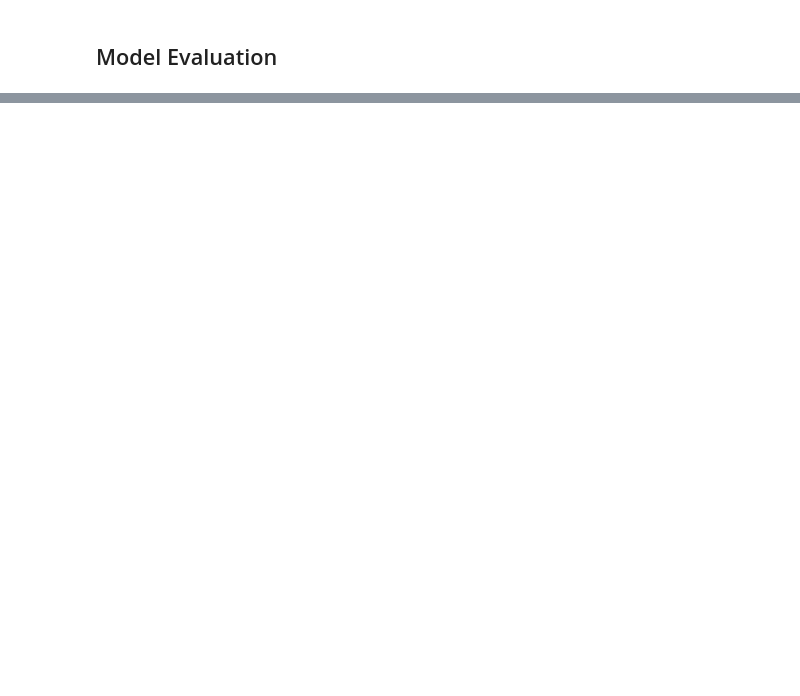
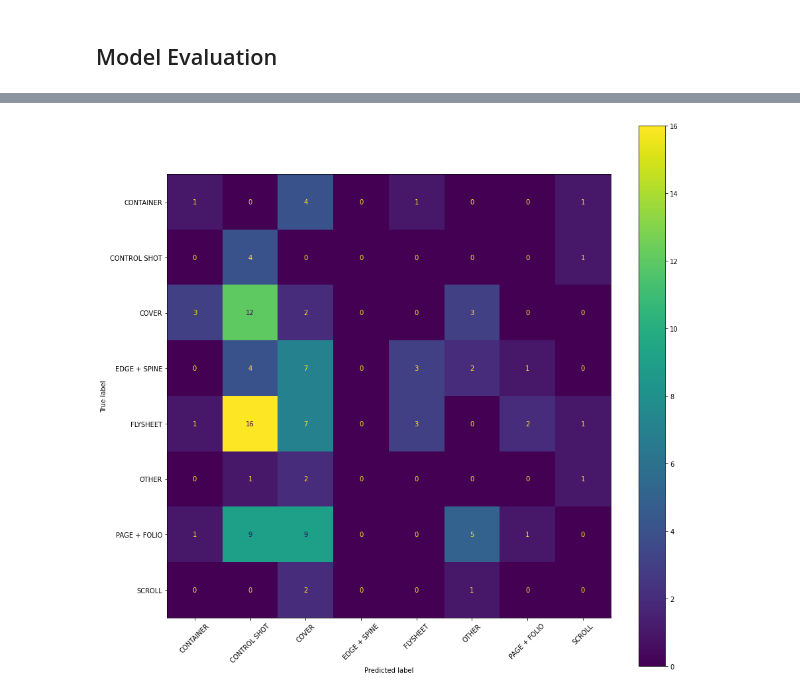
Before and after one commit to davanstrien/flyswot-gym, a Jupyter notebook: 00_core.ipynb, the cells around one changed output, grey strips where cells are left out. Saved outputs shown, nothing was run; the diff lists cells and outputs as text; code cells hidden in the pictures; blank space fills up the shorter version.

Commit message:
update outputs (#1)

```diff
--- a/00_core.ipynb
+++ b/00_core.ipynb
@@ -336,12 +363,12 @@ def collate_fn(examples):
 def train_model(data,
                 model_checkpoint,
                 num_epochs=50,
-                save_dir="flyswot_model",
                 hub_model_id="flyswot",
                 tune=False,
                fp16=True):
     transformers.logging.set_verbosity_warning()
-    train_ds, valid_ds, test_ds, id2label, label2id = asdict(data).items()
+    train_ds, valid_ds, test_ds, id2label, label2id = asdict(data).values()
+    print(train_ds)
     model = AutoModelForImageClassification.from_pretrained(model_checkpoint, num_labels=len(id2label),
                                                    id2label=id2label,
                                                   label2id=label2id, ignore_mismatched_sizes=True)
@@ -385,5 +412,5 @@ def train_model(data,
     trainer.train()
     return trainer
 # %%
-trainer = train_model('davanstrien/flysheet', "facebook/deit-tiny-patch16-224",0,'test',)
+trainer = train_model(data, "facebook/deit-tiny-patch16-224",0.001, fp16=False)
 # %% [output]
@@ -404,0 +467,2 @@ pipe = pipeline('image-classification',model=model,feature_extractor=extractor)
+# %%
+outputs = trainer.predict(data.test_ds)
@@ -405,9 +494,17 @@ pipe = pipeline('image-classification',model=model,feature_extractor=extractor)
 # %%
-def print_confusion_matrix(outputs):
+#export
+def plot_confusion_matrix(outputs):
+    from sklearn.metrics import confusion_matrix, ConfusionMatrixDisplay
+    import matplotlib.pyplot as plt
+    fig, ax = plt.subplots(figsize=(15, 15))
     y_true = outputs.label_ids
     y_pred = outputs.predictions.argmax(1)
     labels =train_ds.features['label'].names
     cm = confusion_matrix(y_true, y_pred)
-    disp = ConfusionMatrixDisplay(confusion_matrix=cm, display_labels=labels, )
-    disp.plot(xticks_rotation=45)
+    disp = ConfusionMatrixDisplay(confusion_matrix=cm, display_labels=labels)
+    disp.plot(xticks_rotation=45, ax=ax)
+# %%
+plot_confusion_matrix(outputs)
+# %% [output]
+[figure, added]
 # %%
```
Also changed, not shown: parts of 18 cells of this notebook, 2 other files.
